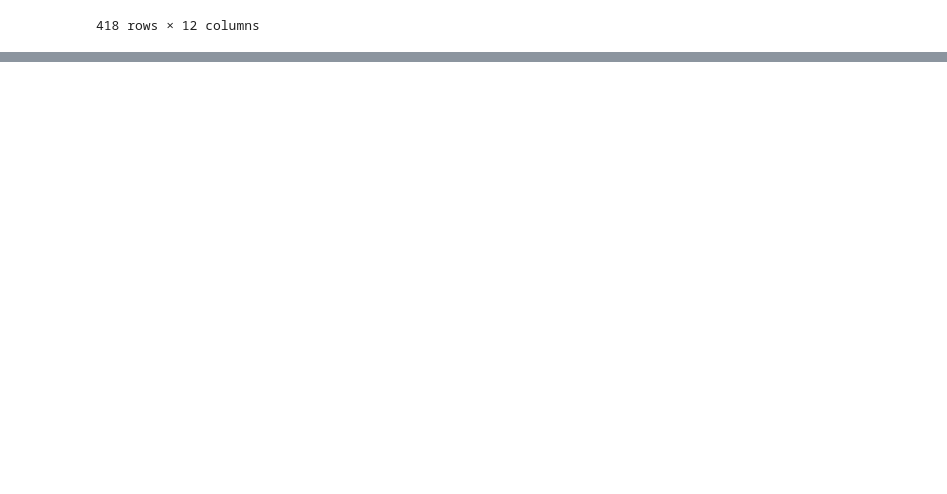
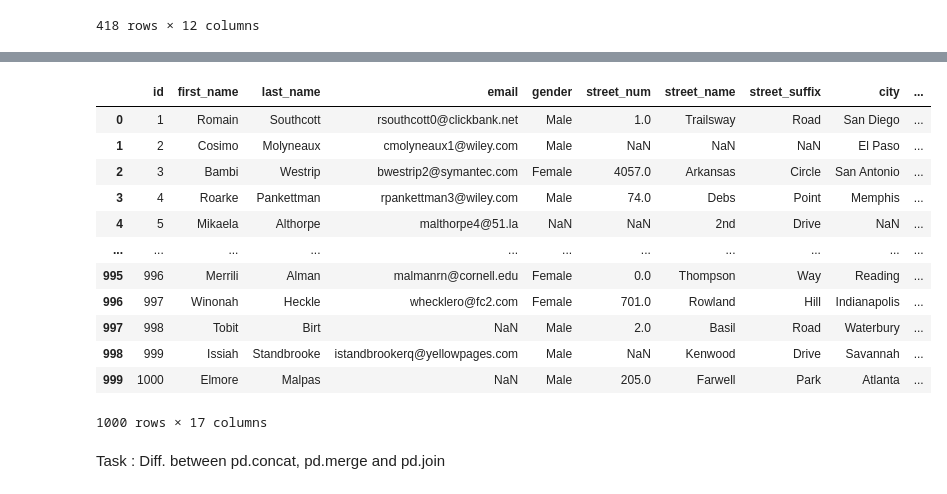
Before and after one commit to rohit465/DataScience, a Jupyter notebook: Python/8. Pandas.ipynb, the cells around one changed output, grey strips where cells are left out. Cells and saved outputs as stored; diff of their text form; code cells hidden in the pictures; blank space fills up the shorter version.

```diff
--- a/Python/8. Pandas.ipynb
+++ b/Python/8. Pandas.ipynb
@@ -41,0 +526,20 @@ pd.read_csv('./dataset.csv')
+# %%
+merged_data = pd.merge(data, purchase_data, on='id', how='inner')
+
+merged_data
+# %% [output]
+|  | id | first_name | last_name | email | gender | street_num | street_name | street_suffix | city | ... |
+| 0 | 1 | Romain | Southcott | rsouthcott0@clickbank.net | Male | 1.0 | Trailsway | Road | San Diego | ... |
+| 1 | 2 | Cosimo | Molyneaux | cmolyneaux1@wiley.com | Male | NaN | NaN | NaN | El Paso | ... |
+| 2 | 3 | Bambi | Westrip | bwestrip2@symantec.com | Female | 4057.0 | Arkansas | Circle | San Antonio | ... |
+| 3 | 4 | Roarke | Pankettman | rpankettman3@wiley.com | Male | 74.0 | Debs | Point | Memphis | ... |
+| 4 | 5 | Mikaela | Althorpe | malthorpe4@51.la | NaN | NaN | 2nd | Drive | NaN | ... |
+| ... | ... | ... | ... | ... | ... | ... | ... | ... | ... | ... |
+| 995 | 996 | Merrili | Alman | malmanrn@cornell.edu | Female | 0.0 | Thompson | Way | Reading | ... |
+| 996 | 997 | Winonah | Heckle | whecklero@fc2.com | Female | 701.0 | Rowland | Hill | Indianapolis | ... |
+| 997 | 998 | Tobit | Birt | NaN | Male | 2.0 | Basil | Road | Waterbury | ... |
+| 998 | 999 | Issiah | Standbrooke | istandbrookerq@yellowpages.com | Male | NaN | Kenwood | Drive | Savannah | ... |
+| 999 | 1000 | Elmore | Malpas | NaN | Male | 205.0 | Farwell | Park | Atlanta | ... |
+1000 rows × 17 columns
+# %% [markdown]
+Task : Diff. between pd.concat, pd.merge and pd.join
```
Also changed, not shown: parts of 58 cells of this notebook, 4 other files.
